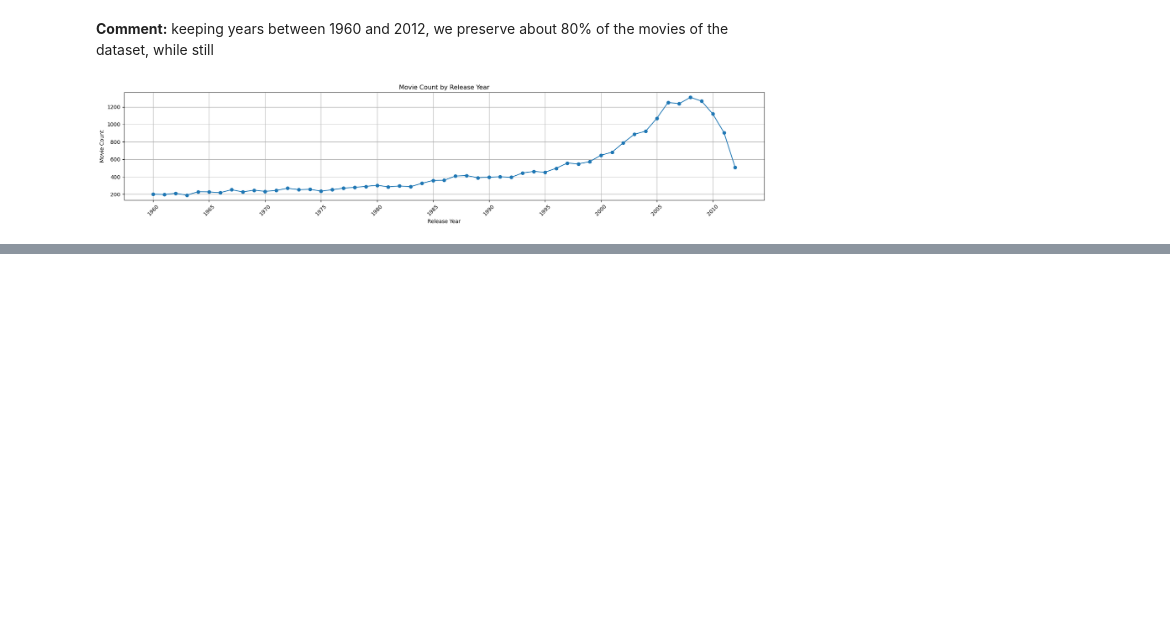
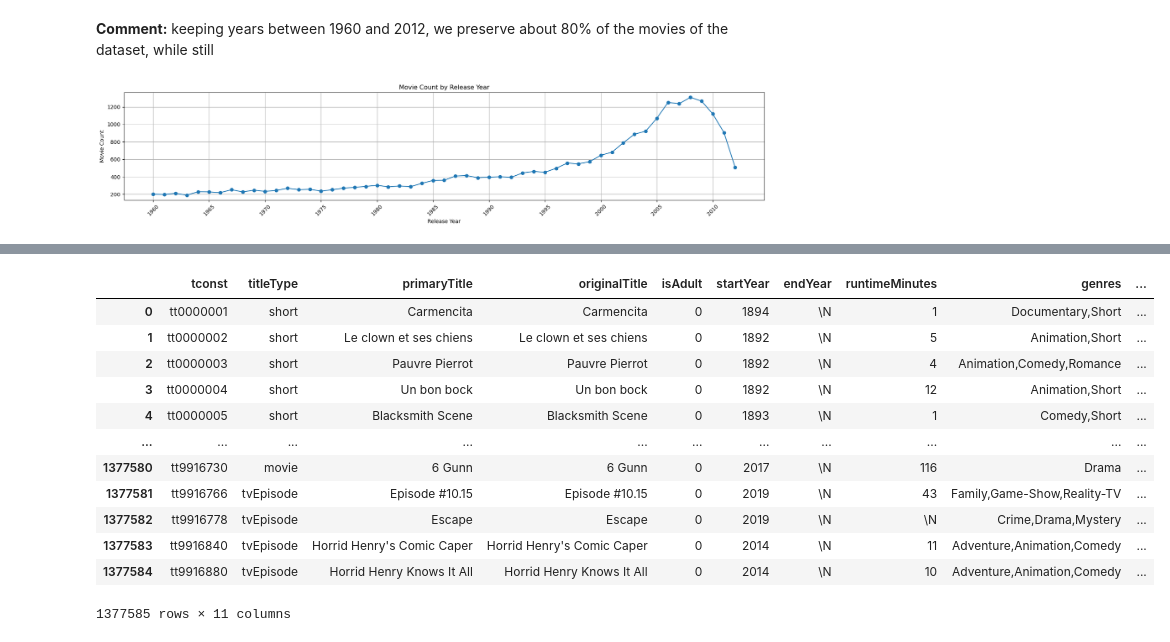
Before and after one commit to epfl-ada/ada-2023-project-biasbusters, a Jupyter notebook: initial_analysis.ipynb, the cells around one changed output, grey strips where cells are left out. Drawn from its saved outputs; the diff is of its cells as text; code cells hidden in the pictures; blank space fills up the shorter version.

```diff
--- a/initial_analysis.ipynb
+++ b/initial_analysis.ipynb
@@ -510,0 +553,16 @@ filtered_df
+# %%
+pd.merge(left=imdb_title_basics, right=imdb_title_ratings, how='inner', on='tconst')
+# %% [output]
+|  | tconst | titleType | primaryTitle | originalTitle | isAdult | startYear | endYear | runtimeMinutes | genres | ... |
+| 0 | tt0000001 | short | Carmencita | Carmencita | 0 | 1894 | \N | 1 | Documentary,Short | ... |
+| 1 | tt0000002 | short | Le clown et ses chiens | Le clown et ses chiens | 0 | 1892 | \N | 5 | Animation,Short | ... |
+| 2 | tt0000003 | short | Pauvre Pierrot | Pauvre Pierrot | 0 | 1892 | \N | 4 | Animation,Comedy,Romance | ... |
+| 3 | tt0000004 | short | Un bon bock | Un bon bock | 0 | 1892 | \N | 12 | Animation,Short | ... |
+| 4 | tt0000005 | short | Blacksmith Scene | Blacksmith Scene | 0 | 1893 | \N | 1 | Comedy,Short | ... |
+| ... | ... | ... | ... | ... | ... | ... | ... | ... | ... | ... |
+| 1377580 | tt9916730 | movie | 6 Gunn | 6 Gunn | 0 | 2017 | \N | 116 | Drama | ... |
+| 1377581 | tt9916766 | tvEpisode | Episode #10.15 | Episode #10.15 | 0 | 2019 | \N | 43 | Family,Game-Show,Reality-TV | ... |
+| 1377582 | tt9916778 | tvEpisode | Escape | Escape | 0 | 2019 | \N | \N | Crime,Drama,Mystery | ... |
+| 1377583 | tt9916840 | tvEpisode | Horrid Henry's Comic Caper | Horrid Henry's Comic Caper | 0 | 2014 | \N | 11 | Adventure,Animation,Comedy | ... |
+| 1377584 | tt9916880 | tvEpisode | Horrid Henry Knows It All | Horrid Henry Knows It All | 0 | 2014 | \N | 10 | Adventure,Animation,Comedy | ... |
+1377585 rows × 11 columns
```
Also changed, not shown: parts of 24 cells of this notebook, 1 other file.
